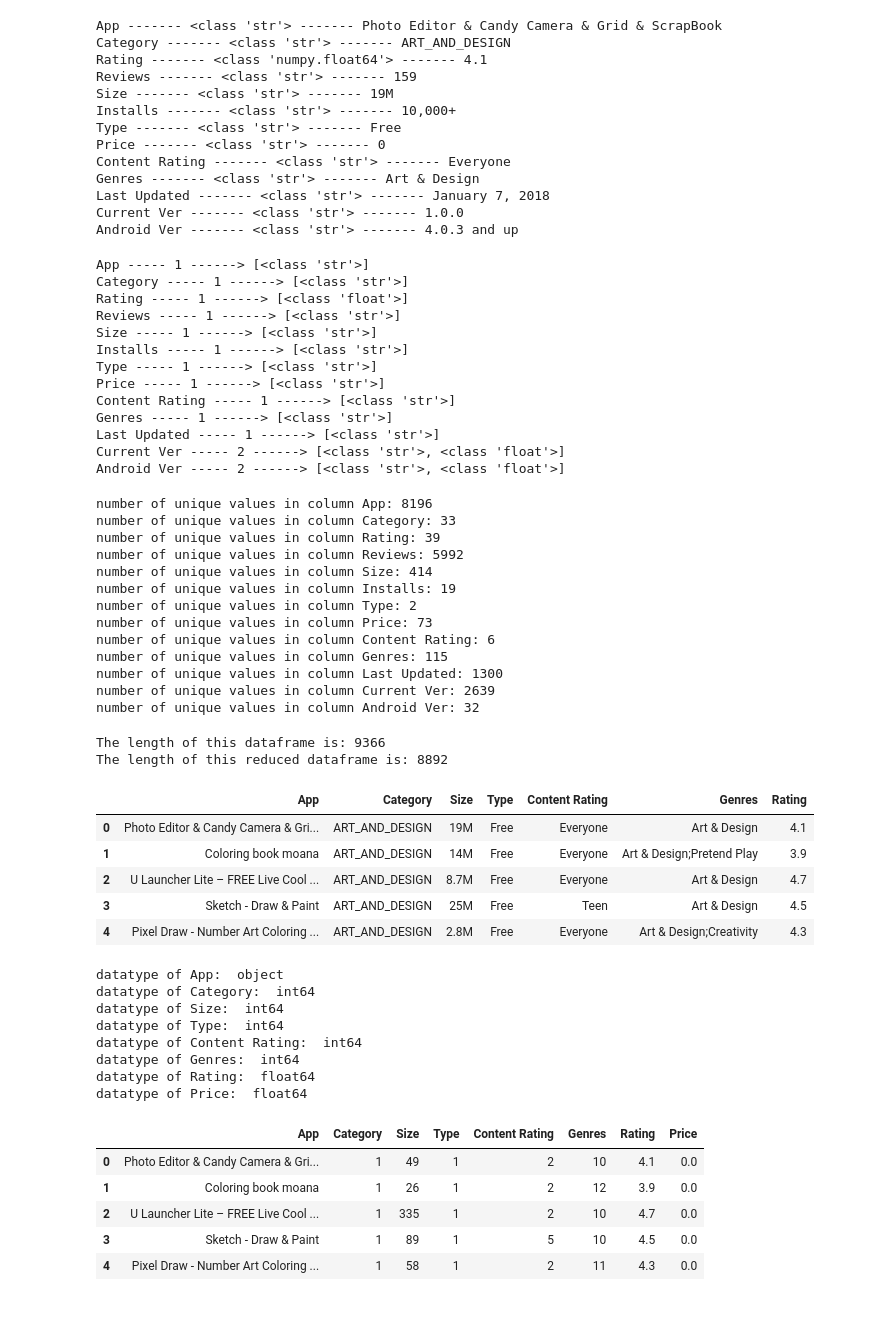
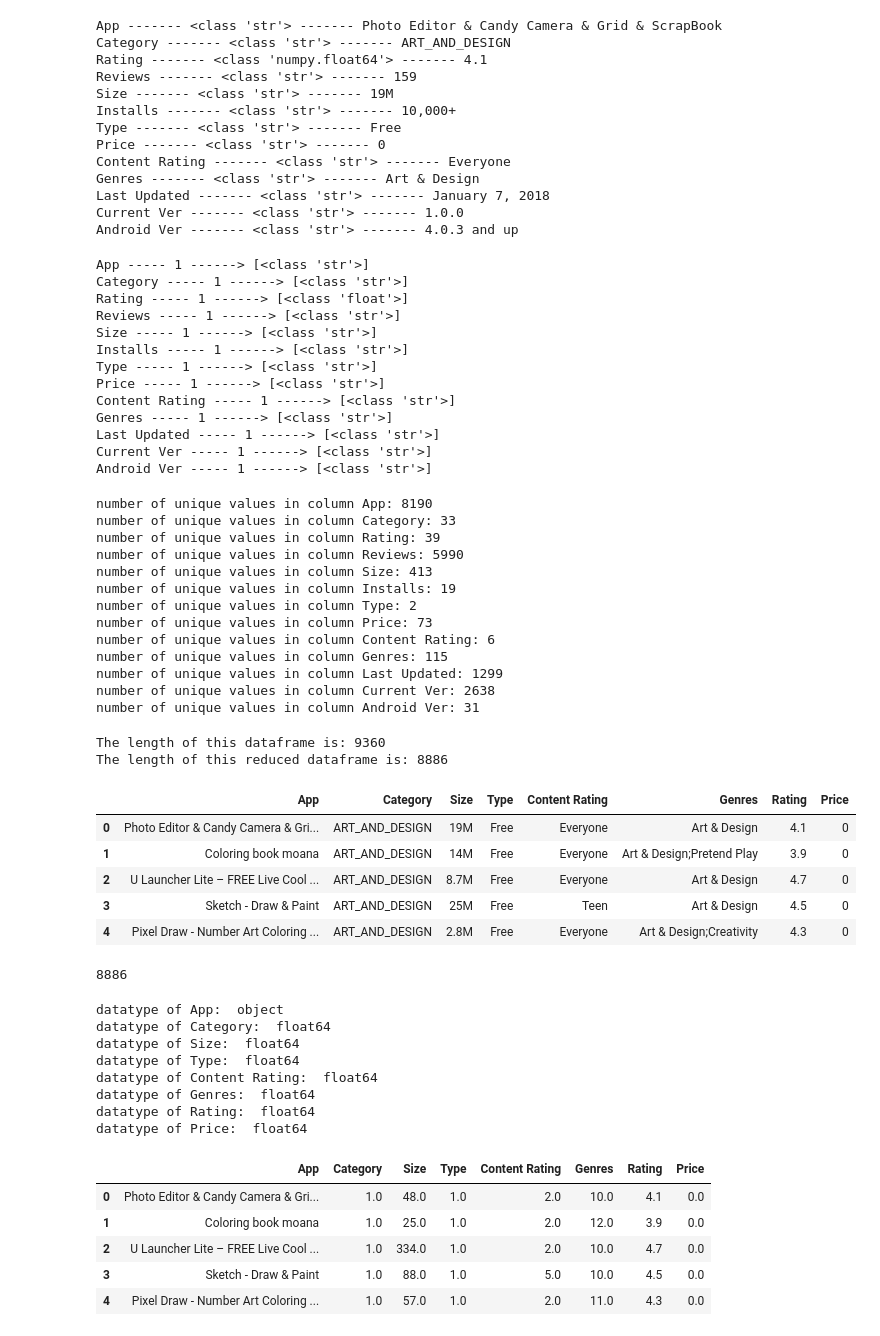
Before and after one commit to pkhorram/EDA-on-GoogleAppRatings, a Jupyter notebook: data_prepare.ipynb, the cells around one changed output. Cells and saved outputs as stored; diff of their text form; code cells hidden in the pictures.

```diff
--- a/data_prepare.ipynb
+++ b/data_prepare.ipynb
@@ -6,4 +8,6 @@ import matplotlib.pyplot as plt
 # %%
 df = pd.read_csv('./googleplaystore.csv')
+print(len(df))
+df = df.replace([np.inf, -np.inf], np.nan).dropna(axis=0)
 df.head()
 # %% [output]
@@ -81,8 +86,8 @@ Price ----- 1 ------> [<class 'str'>]
 Content Rating ----- 1 ------> [<class 'str'>]
 Genres ----- 1 ------> [<class 'str'>]
 Last Updated ----- 1 ------> [<class 'str'>]
-Current Ver ----- 2 ------> [<class 'str'>, <class 'float'>]
-Android Ver ----- 2 ------> [<class 'str'>, <class 'float'>]
+Current Ver ----- 1 ------> [<class 'str'>]
+Android Ver ----- 1 ------> [<class 'str'>]
 # %%
 df['Type'] = df['Type'].astype(str)
 df['Content Rating'] = df['Content Rating'].astype(str)
@@ -92,26 +97,26 @@ df['Android Ver'] = df['Android Ver'].astype(str)
 for column in df.columns:
     print ("number of unique values in column {}:".format(column), len(np.unique(np.array(df[column]))))
 # %% [output]
-number of unique values in column App: 8196
+number of unique values in column App: 8190
 number of unique values in column Category: 33
 number of unique values in column Rating: 39
-number of unique values in column Reviews: 5992
-number of unique values in column Size: 414
+number of unique values in column Reviews: 5990
+number of unique values in column Size: 413
 number of unique values in column Installs: 19
 number of unique values in column Type: 2
 number of unique values in column Price: 73
 number of unique values in column Content Rating: 6
 number of unique values in column Genres: 115
-number of unique values in column Last Updated: 1300
-number of unique values in column Current Ver: 2639
-number of unique values in column Android Ver: 32
+number of unique values in column Last Updated: 1299
+number of unique values in column Current Ver: 2638
+number of unique values in column Android Ver: 31
 # %%
 print('The length of this dataframe is:', len(df))
 df = pd.DataFrame.drop_duplicates(df)
 print('The length of this reduced dataframe is:', len(df))
 # %% [output]
-The length of this dataframe is: 9366
-The length of this reduced dataframe is: 8892
+The length of this dataframe is: 9360
+The length of this reduced dataframe is: 8886
 # %%
 clean_df = pd.DataFrame()
 
@@ -122,15 +127,20 @@ clean_df['Type'] = df['Type'] # need to delete the NAN and Free the 0 parts
 clean_df['Content Rating'] = df['Content Rating']
 clean_df['Genres'] = df['Genres']
 clean_df['Rating'] = df['Rating']
+clean_df['Price'] = df['Price']
 # %%
 clean_df.head()
 # %% [output]
-|  | App | Category | Size | Type | Content Rating | Genres | Rating |
-| 0 | Photo Editor & Candy Camera & Gri... | ART_AND_DESIGN | 19M | Free | Everyone | Art & Design | 4.1 |
-| 1 | Coloring book moana | ART_AND_DESIGN | 14M | Free | Everyone | Art & Design;Pretend Play | 3.9 |
-| 2 | U Launcher Lite – FREE Live Cool ... | ART_AND_DESIGN | 8.7M | Free | Everyone | Art & Design | 4.7 |
-| 3 | Sketch - Draw & Paint | ART_AND_DESIGN | 25M | Free | Teen | Art & Design | 4.5 |
-| 4 | Pixel Draw - Number Art Coloring ... | ART_AND_DESIGN | 2.8M | Free | Everyone | Art & Design;Creativity | 4.3 |
+|  | App | Category | Size | Type | Content Rating | Genres | Rating | Price |
+| 0 | Photo Editor & Candy Camera & Gri... | ART_AND_DESIGN | 19M | Free | Everyone | Art & Design | 4.1 | 0 |
+| 1 | Coloring book moana | ART_AND_DESIGN | 14M | Free | Everyone | Art & Design;Pretend Play | 3.9 | 0 |
+| 2 | U Launcher Lite – FREE Live Cool ... | ART_AND_DESIGN | 8.7M | Free | Everyone | Art & Design | 4.7 | 0 |
+| 3 | Sketch - Draw & Paint | ART_AND_DESIGN | 25M | Free | Teen | Art & Design | 4.5 | 0 |
+| 4 | Pixel Draw - Number Art Coloring ... | ART_AND_DESIGN | 2.8M | Free | Everyone | Art & Design;Creativity | 4.3 | 0 |
+# %%
+print(len(clean_df))
+# %% [output]
+8886
 # %%
 def digitize_price(column):
 
@@ -147,7 +157,7 @@ def digitize_price(column):
 
 def categorize(column):
     dict = {}
-    key = 1
+    key = 1.0
     for i in np.unique(column):
         if i not in dict:
             dict[i] = key
@@ -169,26 +179,27 @@ clean_df = clean_df.replace({"Content Rating": Content_Rating_dict})
 Genres_dict = categorize(clean_df['Genres'])
 clean_df = clean_df.replace({"Genres": Genres_dict})
 
-price_col = digitize_price(df['Price'])
+price_col = digitize_price(clean_df['Price'])
 clean_df['Price'] = price_col
 # %%
 for col in clean_df.columns:
     print('datatype of {}: '.format(col), clean_df[col].dtype)
 # %% [output]
 datatype of App:  object
-datatype of Category:  int64
-datatype of Size:  int64
-datatype of Type:  int64
-datatype of Content Rating:  int64
-datatype of Genres:  int64
+datatype of Category:  float64
+datatype of Size:  float64
+datatype of Type:  float64
+datatype of Content Rating:  float64
+datatype of Genres:  float64
 datatype of Rating:  float64
 datatype of Price:  float64
 # %%
+clean_df = clean_df.dropna()
 clean_df.head()
 # %% [output]
 |  | App | Category | Size | Type | Content Rating | Genres | Rating | Price |
-| 0 | Photo Editor & Candy Camera & Gri... | 1 | 49 | 1 | 2 | 10 | 4.1 | 0.0 |
-| 1 | Coloring book moana | 1 | 26 | 1 | 2 | 12 | 3.9 | 0.0 |
-| 2 | U Launcher Lite – FREE Live Cool ... | 1 | 335 | 1 | 2 | 10 | 4.7 | 0.0 |
-| 3 | Sketch - Draw & Paint | 1 | 89 | 1 | 5 | 10 | 4.5 | 0.0 |
-| 4 | Pixel Draw - Number Art Coloring ... | 1 | 58 | 1 | 2 | 11 | 4.3 | 0.0 |
+| 0 | Photo Editor & Candy Camera & Gri... | 1.0 | 48.0 | 1.0 | 2.0 | 10.0 | 4.1 | 0.0 |
+| 1 | Coloring book moana | 1.0 | 25.0 | 1.0 | 2.0 | 12.0 | 3.9 | 0.0 |
+| 2 | U Launcher Lite – FREE Live Cool ... | 1.0 | 334.0 | 1.0 | 2.0 | 10.0 | 4.7 | 0.0 |
+| 3 | Sketch - Draw & Paint | 1.0 | 88.0 | 1.0 | 5.0 | 10.0 | 4.5 | 0.0 |
+| 4 | Pixel Draw - Number Art Coloring ... | 1.0 | 57.0 | 1.0 | 2.0 | 11.0 | 4.3 | 0.0 |
```
Also changed, not shown: parts of 28 cells of this notebook.
